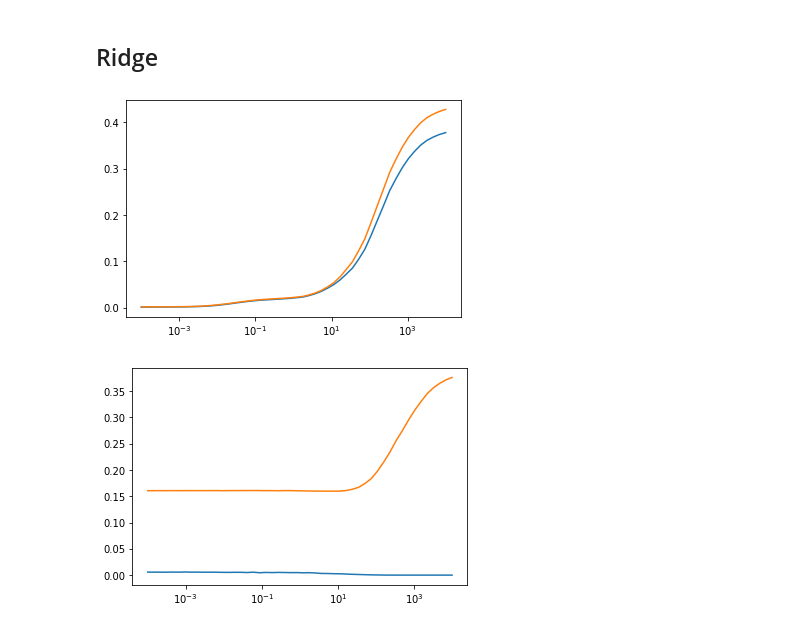
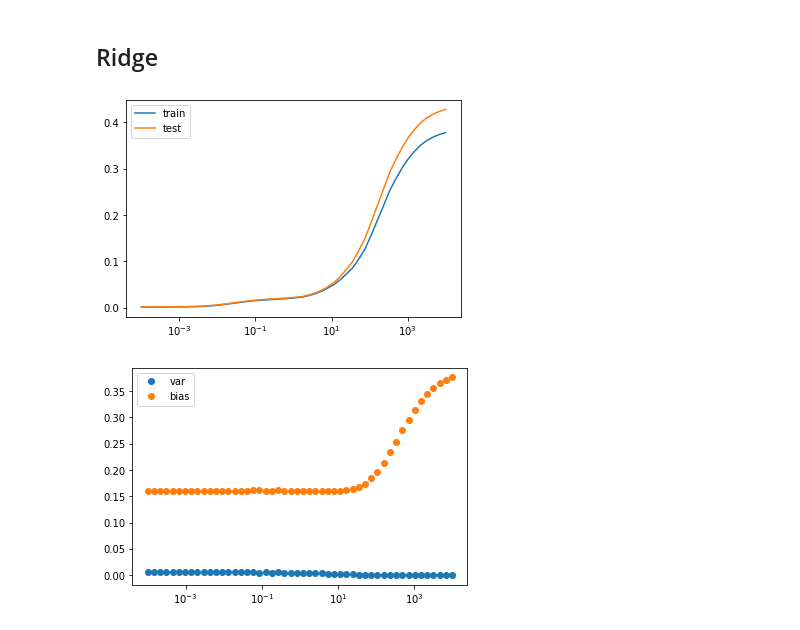
Before and after one commit to MortenTryti/MachineLearning, a Jupyter notebook: Project 1/Project 1.ipynb, the cells around one changed output. Drawn from its saved outputs; the diff is of its cells as text; code cells hidden in the pictures.

```diff
--- a/Project 1/Project 1.ipynb
+++ b/Project 1/Project 1.ipynb
@@ -449,13 +449,15 @@ for alpha in lam:
     i +=1
     j=0
 # %%
-plt.semilogx(lam,Bootstrapp_train_errors[:,4])
-plt.semilogx(lam,Bootstrapp_test_errors[:,4])
+plt.semilogx(lam,Bootstrapp_train_errors[:,4],label='train')
+plt.semilogx(lam,Bootstrapp_test_errors[:,4],label='test')
+plt.legend()
 plt.show()
 
-plt.semilogx(lam,variance_List[:,4],label='var',marker='o',ls='')
-plt.semilogx(lam,bias_List[:,4],label='bias',marker='o',ls='')
+plt.semilogx(lam,variance_List[:,10],label='var',marker='o',ls='')
+plt.semilogx(lam,bias_List[:,10],label='bias',marker='o',ls='')
+plt.legend()
 plt.show()
 # %% [output]
-[figure, old version]
+[figure, new version]
-[figure, old version]
+[figure, new version]
```
